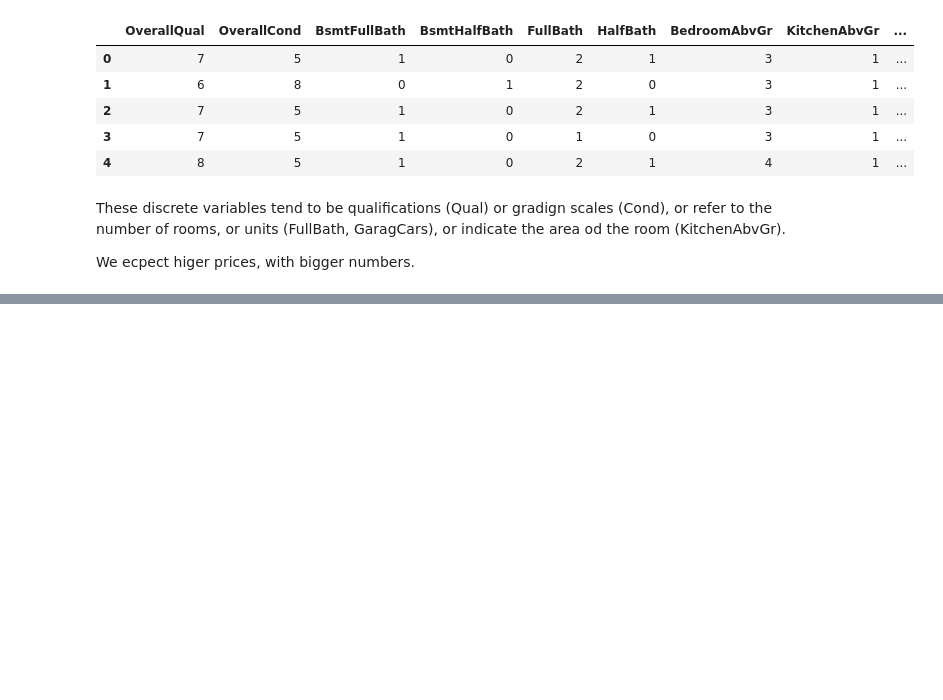
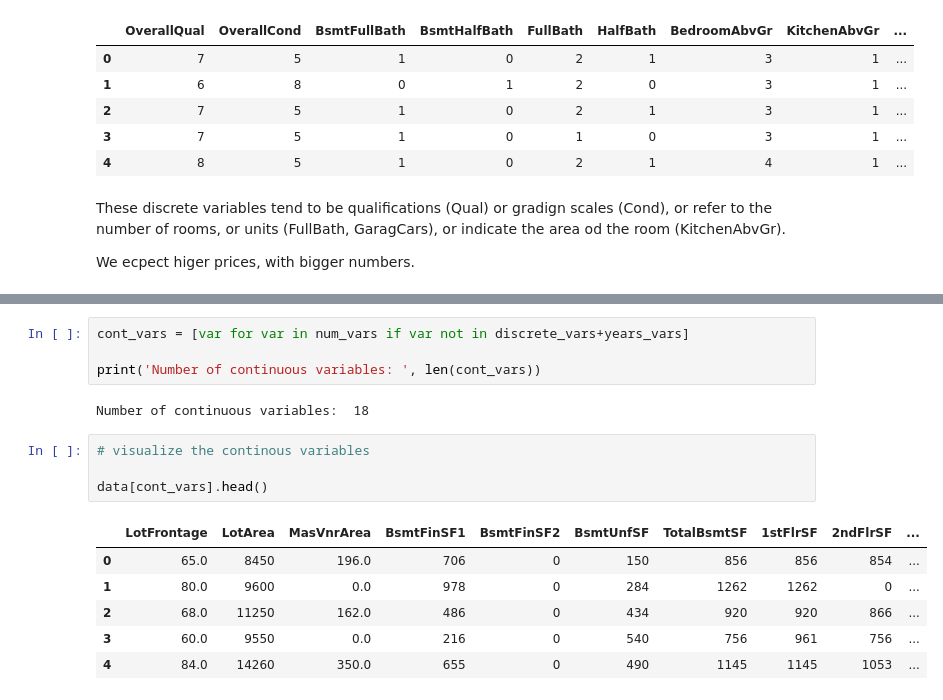
Before and after one commit to jravikumar97/housing_ML_project, a Jupyter notebook: Housing.ipynb, the cells around one changed output, grey strips where cells are left out. Saved outputs shown, nothing was run; the diff lists cells and outputs as text; blank space fills up the shorter version.

```diff
--- a/Housing.ipynb
+++ b/Housing.ipynb
@@ -469,0 +477,17 @@ for var in discrete_vars:
+# %%
+cont_vars = [var for var in num_vars if var not in discrete_vars+years_vars]
+
+print('Number of continuous variables: ', len(cont_vars))
+# %% [output]
+Number of continuous variables:  18
+# %%
+# visualize the continous variables
+
+data[cont_vars].head()
+# %% [output]
+|  | LotFrontage | LotArea | MasVnrArea | BsmtFinSF1 | BsmtFinSF2 | BsmtUnfSF | TotalBsmtSF | 1stFlrSF | 2ndFlrSF | ... |
+| 0 | 65.0 | 8450 | 196.0 | 706 | 0 | 150 | 856 | 856 | 854 | ... |
+| 1 | 80.0 | 9600 | 0.0 | 978 | 0 | 284 | 1262 | 1262 | 0 | ... |
+| 2 | 68.0 | 11250 | 162.0 | 486 | 0 | 434 | 920 | 920 | 866 | ... |
+| 3 | 60.0 | 9550 | 0.0 | 216 | 0 | 540 | 756 | 961 | 756 | ... |
+| 4 | 84.0 | 14260 | 350.0 | 655 | 0 | 490 | 1145 | 1145 | 1053 | ... |
```
Also changed, not shown: parts of 2 cells of this notebook.
